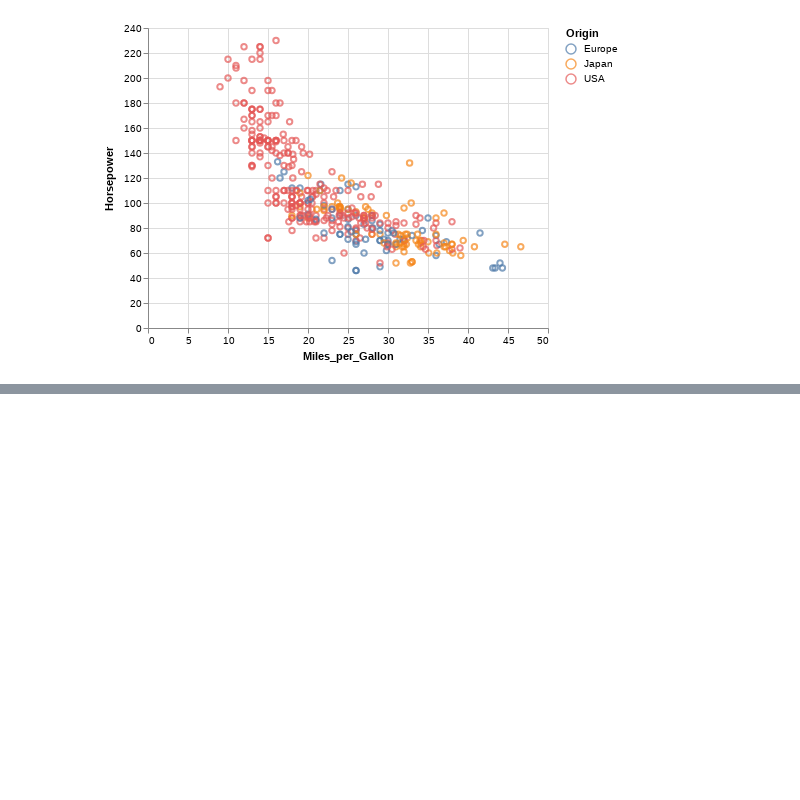
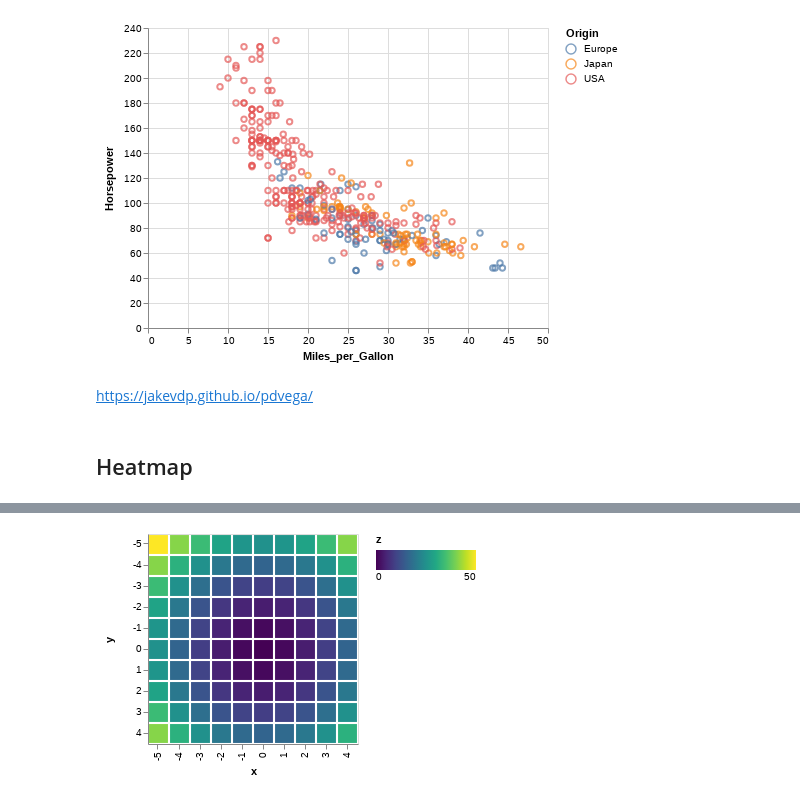
Before and after one commit to jaspajjr/pydata-visualisation, a Jupyter notebook: altair-visualization.ipynb, the cells around one changed output, grey strips where cells are left out. Cells and saved outputs as stored; diff of their text form; code cells hidden in the pictures; blank space fills up the shorter version.

```diff
--- a/altair-visualization.ipynb
+++ b/altair-visualization.ipynb
@@ -93,3 +102,22 @@ chart
 # %% [output]
 [interactive output not drawn]
 [figure]
+# %% [markdown]
+https://jakevdp.github.io/pdvega/
+# %% [markdown]
+## Heatmap
+# %%
+x, y = np.meshgrid(range(-5, 5), range(-5, 5))
+z = x ** 2 + y ** 2
+
+# Convert this grid to columnar data expected by Altair
+data = pd.DataFrame({'x': x.ravel(),
+                     'y': y.ravel(),
+                     'z': z.ravel()})
+
+alt.Chart(data).mark_rect().encode(
+    x='x:O',
+    y='y:O',
+    color='z:Q'
+)
+# %% [output]
@@ -95,0 +125 @@ chart
+[figure, added]
```
Also changed, not shown: parts of 12 cells of this notebook, 4 other files.
